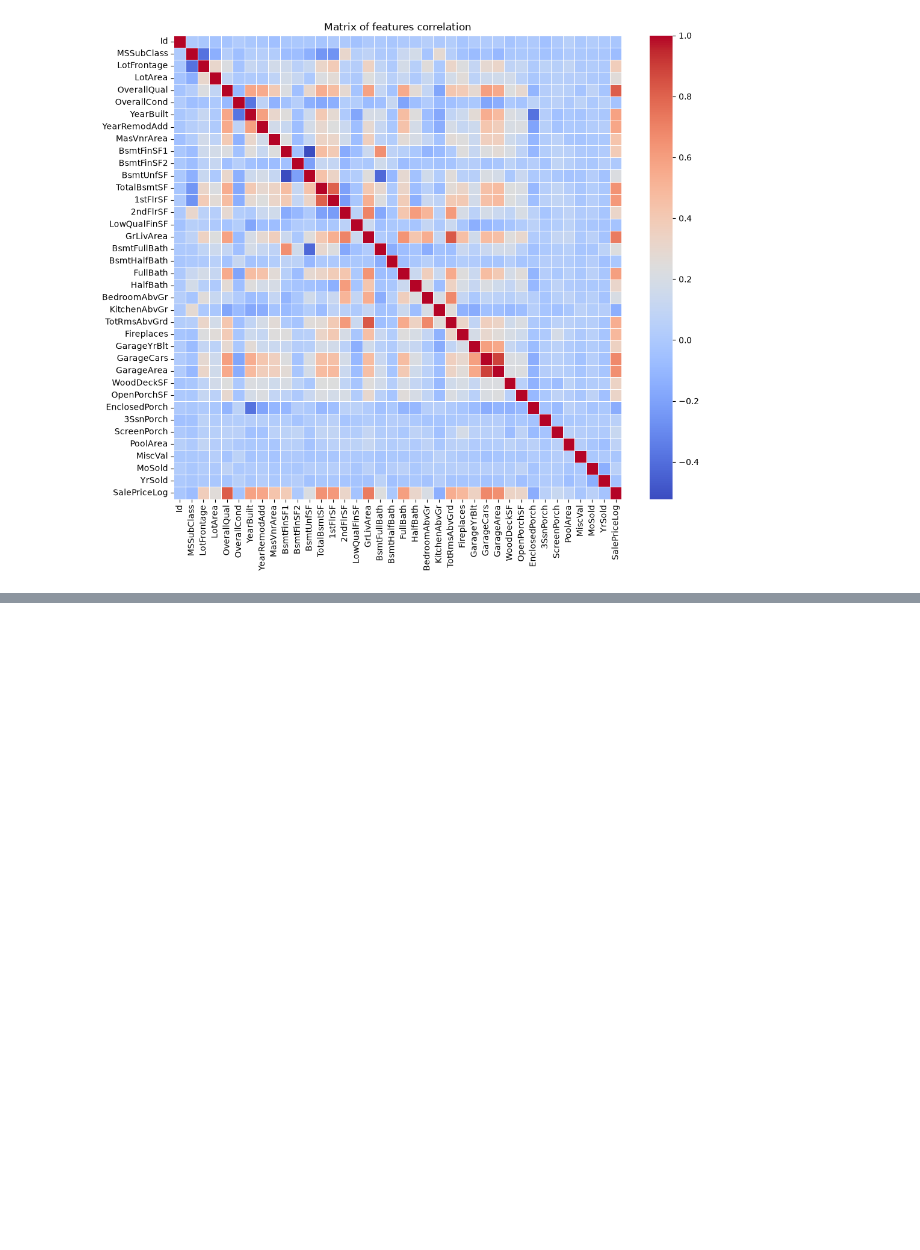
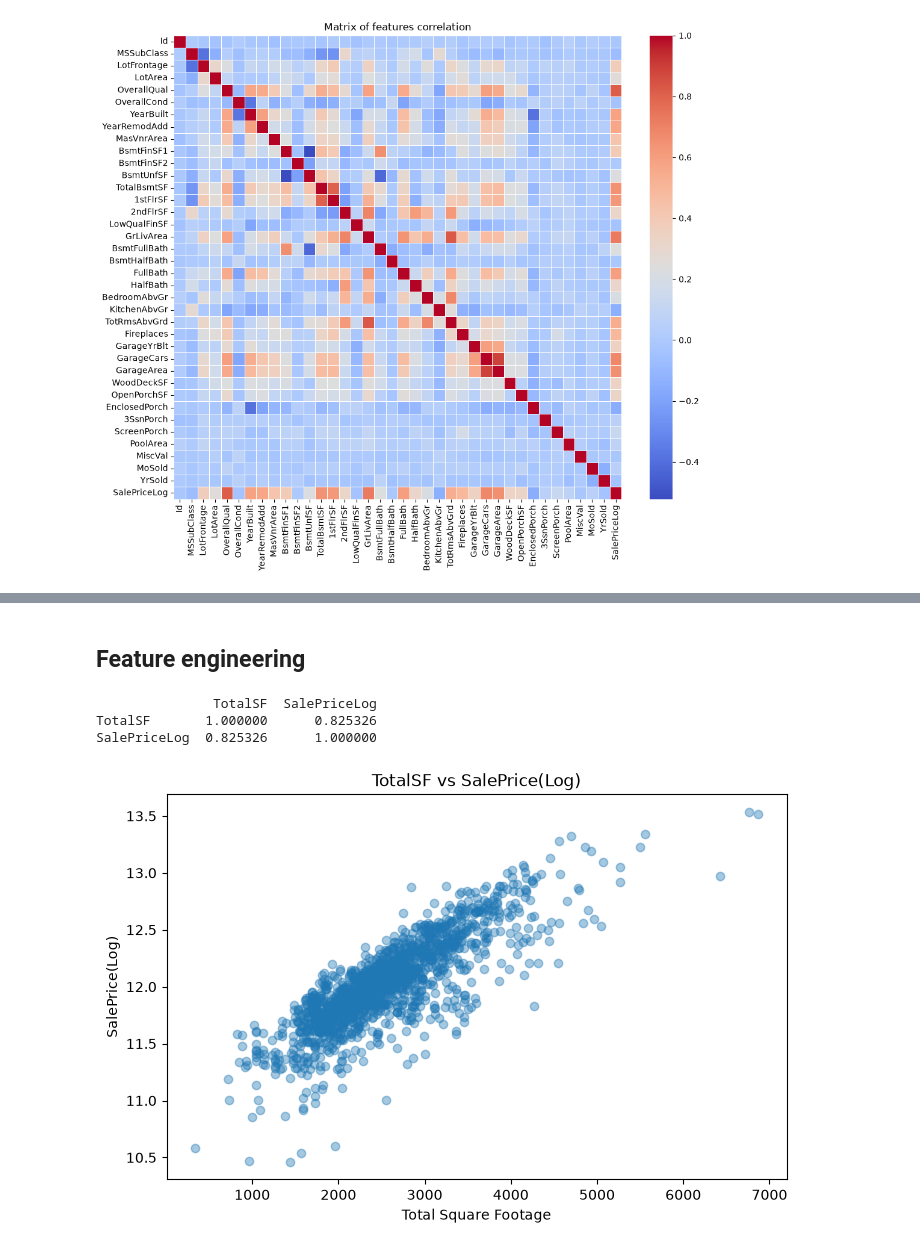
Before and after one commit to fyodor077/Kaggle-House-Prices, a Jupyter notebook: draft.ipynb, the cells around one changed output, grey strips where cells are left out. Cells and saved outputs as stored; diff of their text form; code cells hidden in the pictures; blank space fills up the shorter version.

Commit message:
Feature engineering in draft

```diff
--- a/draft.ipynb
+++ b/draft.ipynb
@@ -280,0 +289,20 @@ plt.show()
+# %% [markdown]
+## Feature engineering
+# %%
+train['TotalSF'] = train['TotalBsmtSF'] + train['1stFlrSF'] + train['2ndFlrSF']
+test['TotalSF'] = test['TotalBsmtSF'] + test['1stFlrSF'] + test['2ndFlrSF']
+
+print(train[['TotalSF', 'SalePriceLog']].corr())
+# %% [output]
+               TotalSF  SalePriceLog
+TotalSF       1.000000      0.825326
+SalePriceLog  0.825326      1.000000
+# %%
+plt.figure(figsize=(8, 5))
+plt.scatter(train['TotalSF'], train['SalePriceLog'], alpha=0.4)
+plt.title('TotalSF vs SalePrice(Log)')
+plt.xlabel('Total Square Footage')
+plt.ylabel('SalePrice(Log)')
+plt.show()
+# %% [output]
+[figure, added]
```
Also changed, not shown: parts of 17 cells of this notebook.
